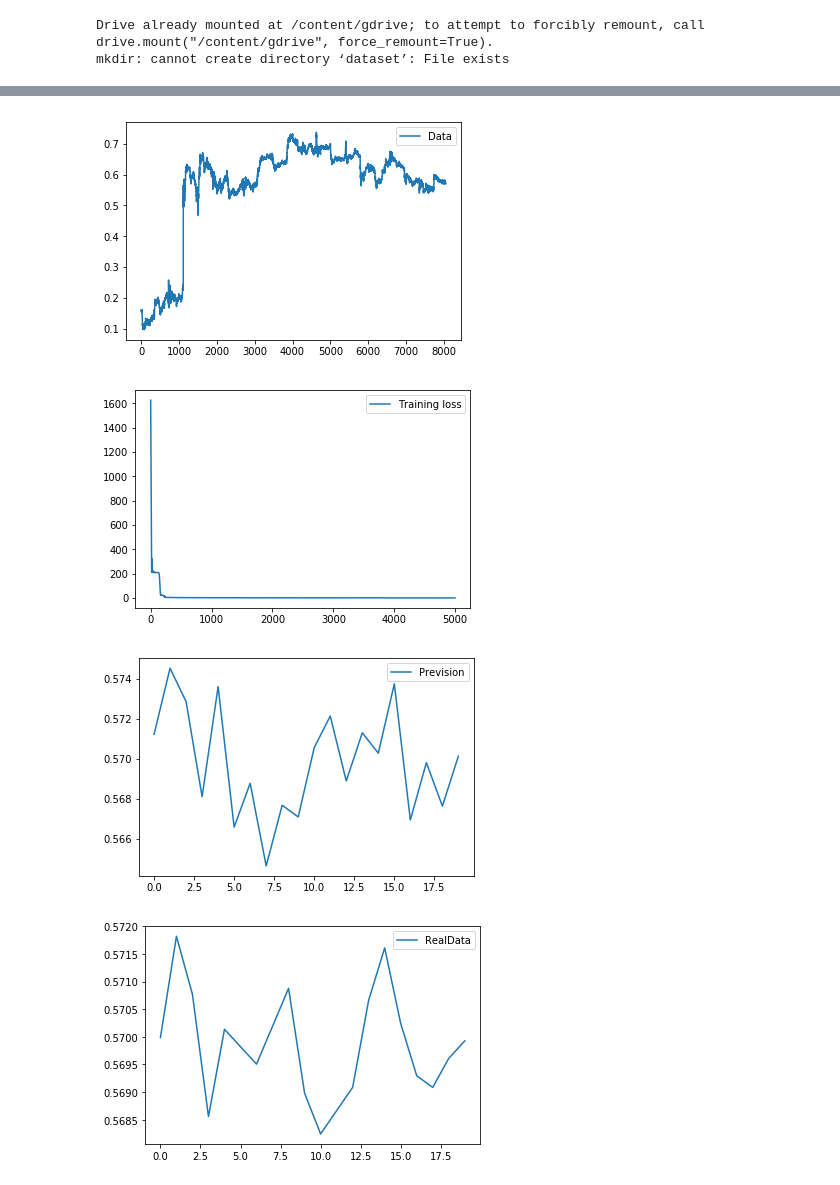
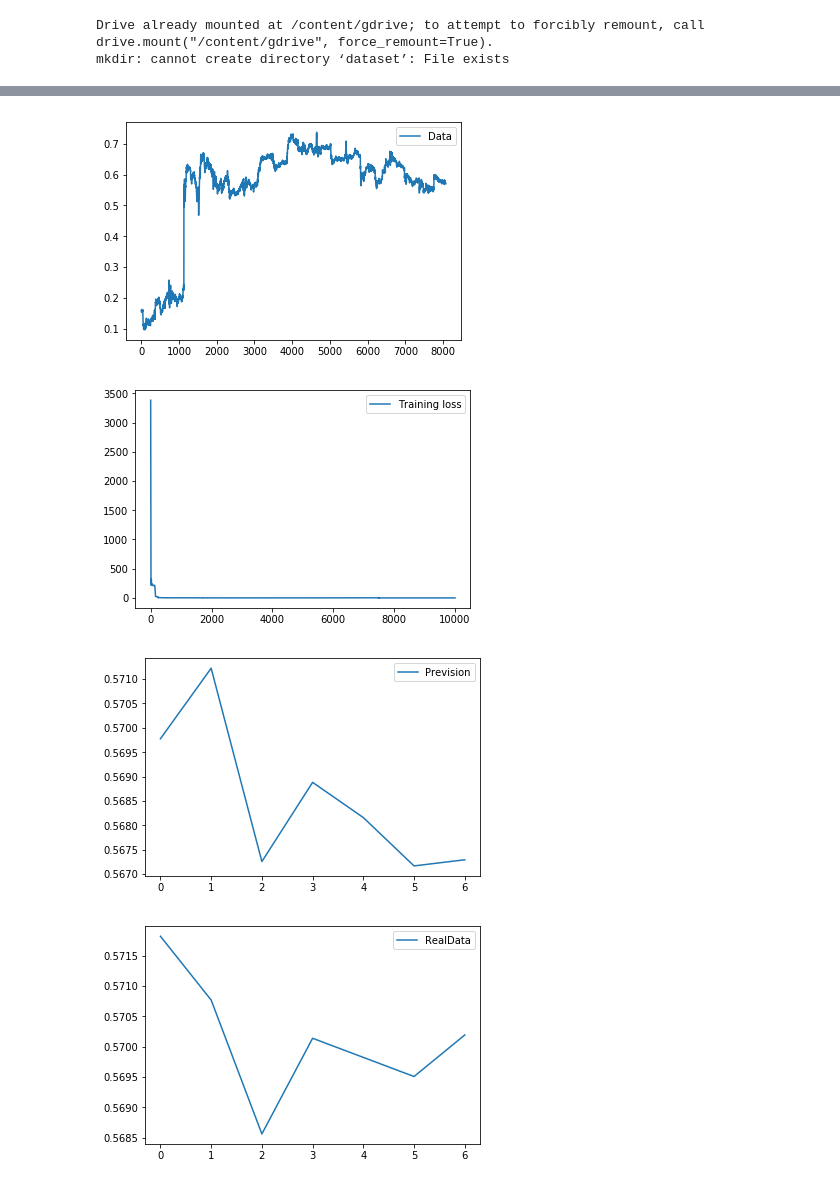
Before and after one commit to ricfrr/deepLearning, a Jupyter notebook: market_prediction.ipynb, the cells around one changed output, grey strips where cells are left out. Drawn from its saved outputs; the diff is of its cells as text; code cells hidden in the pictures.

```diff
--- a/market_prediction.ipynb
+++ b/market_prediction.ipynb
@@ -60,13 +60,13 @@ class Loader():
         self.y = sc.fit_transform(self.y.reshape(-1, 1))
         #self.x = np.array(self.x)
         #self.x = self.x.reshape(-1,1)
-        for k in range(60, self.numpoints-self.test_size):
-          self.x_train.append(self.y[k-60:k])
-          self.y_train.append(self.y[k])
+        for k in range(40, self.numpoints-self.test_size):
+          self.x_train.append(self.y[k-40:k])
+          self.y_train.append(self.y[k+1])
 
-        for i in range (self.numpoints-self.test_size,self.numpoints-self.test_size+20):
-          self.x_test.append(self.y[i-60:i])
-          self.y_test.append(self.y[i])
+        for i in range (self.numpoints-self.test_size,self.numpoints-self.test_size+7):
+          self.x_test.append(self.y[i-40:i])
+          self.y_test.append(self.y[i+1])
 
         self.reshape()
         print("finished Loading data")
@@ -102,20 +102,22 @@ class Model(nn.Module):
   def __init__(self):
     super(Model, self).__init__()
     self.x_train =[]
-    self.lstm1 = nn.LSTM(input_size=1, hidden_size=64, num_layers=4, dropout=0.2,batch_first=True)
-    self.lstm2 = nn.LSTM(input_size=64, hidden_size=64, num_layers=4, dropout=0.2,batch_first=True)
+    self.lstm1 = nn.LSTM(input_size=1, hidden_size=48, num_layers=3, dropout=0.2,batch_first=True)
+    self.lstm2 = nn.LSTM(input_size=48, hidden_size=64, num_layers=5, dropout=0.2,batch_first=True)
     self.fc = nn.Linear(64, 1)
     self.device = torch.device('cuda:0' if torch.cuda.is_available() else 'cpu')
     self.h0 = []
     self.c0 = []
+    self.h1 = []
+    self.c1 = []
     self.to(self.device)
 
   def forward(self,x):
     x.to(self.device)
     batches = x.size(0)
-    self.initialize_hidden(x)
+    #self.initialize_hidden(x)
     (x, _) = self.lstm1(x,(self.h0, self.c0))
-    (x, _) = self.lstm2(x,(self.h0, self.c0))
+    (x, _) = self.lstm2(x,(self.h1, self.c1))
     x = x[:,-1,:]  # Keep only the output of the last iteration.
     x =self.fc(x)
     return x
@@ -126,8 +128,11 @@ class Model(nn.Module):
   def initialize_hidden(self,x):
     x.to(self.device)
     batches = x.size(0)
-    self.h0 = torch.randn([4, batches, 64]).to(self.device)
-    self.c0 = torch.randn([4, batches, 64]).to(self.device)
+    self.h0 = torch.randn([3, batches, 48]).to(self.device)
+    self.c0 = torch.randn([3, batches, 48]).to(self.device)
+
+    self.h1 = torch.randn([5, batches, 64]).to(self.device)
+    self.c1 = torch.randn([5, batches, 64]).to(self.device)
 
   def forecast(self,x):
     x.to(self.device)
@@ -149,12 +154,14 @@ loader.loadData()
 visualization_name ="marker_forecasting" #for plotting tensorboard
 model = Model()
 #model.loadData(loader.x_train)
-#model.initialize_hidden()
+model.initialize_hidden(loader.x_train)
 
 criterion = nn.MSELoss(reduction='sum')
-optimizer = torch.optim.Adam(model.parameters(),weight_decay=0.00001, lr = 0.0005)
+prevision = nn.MSELoss(reduction='mean')
 
-n_epochs = 5000
+optimizer = torch.optim.Adam(model.parameters(),weight_decay=0.000001, lr = 0.001)
+
+n_epochs = 10000
 trainig_loss = np.zeros(n_epochs)
 
 for epoch in range(n_epochs):
@@ -166,8 +173,14 @@ for epoch in range(n_epochs):
   optimizer.step()
   trainig_loss[epoch] = loss.item()
 
-  print(f"Epoch {epoch+1}/{n_epochs}, loss = {loss.item()}")
+
+  market_forecast = model.forecast(loader.x_test)
+  validation = prevision(market_forecast,loader.y_test)
+
+
+  print(f"Epoch {epoch+1}/{n_epochs}, loss = {loss.item()},  accuracy ={validation.item()}")
   tb.save_value('Loss/train_loss', visualization_name, epoch + 1, loss.item())
+  tb.save_value('Accuracy', visualization_name, epoch + 1, validation.item())
   # Update plots
   tb.flush_line(visualization_name)
 
@@ -222,4 +235,4 @@ Epoch 5000/5000, loss = 0.5057865381240845
 [figure]
-[figure, old version]
+[figure, new version]
-[figure, old version]
+[figure, new version]
-[figure, old version]
+[figure, new version]
```
Also changed, not shown: parts of 2 cells of this notebook.
